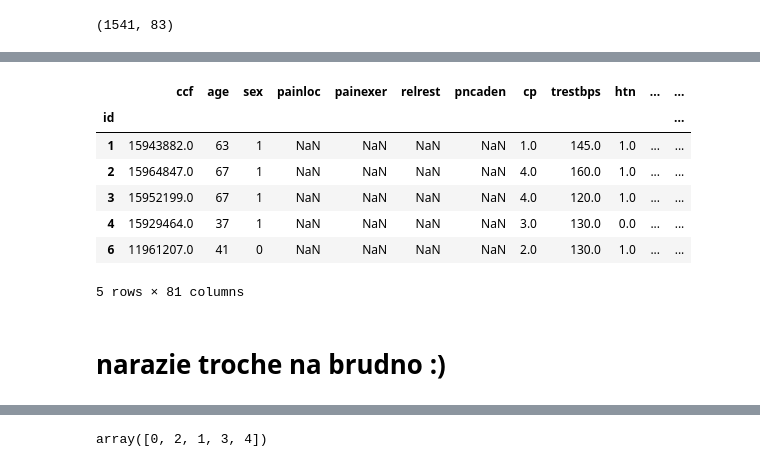
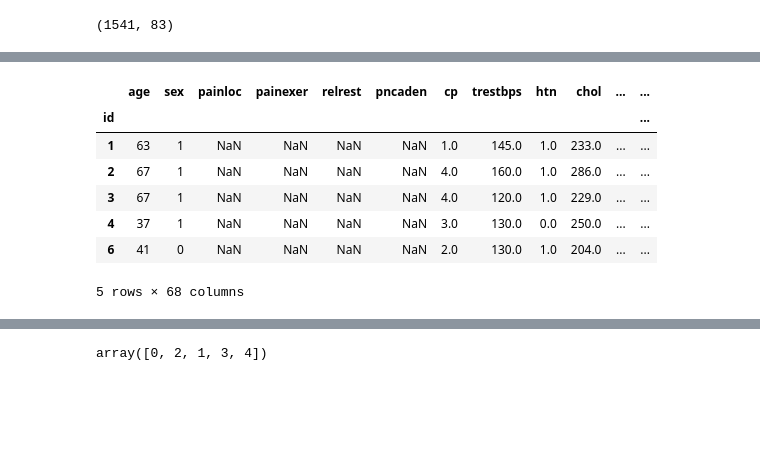
Before and after one commit to Wojsm2000/HeartDiseaseDiagnosis, a Jupyter notebook: EDA.ipynb, the cells around one changed output, grey strips where cells are left out. Saved outputs shown, nothing was run; the diff lists cells and outputs as text; code cells hidden in the pictures; blank space fills up the shorter version.

```diff
--- a/EDA.ipynb
+++ b/EDA.ipynb
@@ -3,6 +3,7 @@ import pandas as pd
 import numpy as np
 import matplotlib.pyplot as plt
 import seaborn as sns
+pd.set_option('display.max_rows', None)
 # %%
 df = pd.read_csv("final_named_data.csv", index_col='id')
 df.head()
@@ -22,14 +59,12 @@ df.shape
 # %%
-df = df.drop(['Unnamed: 0', 'name'], axis=1)
+df = df.drop(['Unnamed: 0', 'ccf', 'restckm', 'exerckm', 'restef', 'restwm', '51', '52', 'junk:', '76', '77', '78', '81', '84', 'name'], axis=1)
 df.head()
 # %% [output]
-|  | ccf | age | sex | painloc | painexer | relrest | pncaden | cp | trestbps | htn | ... | ... |
+|  | age | sex | painloc | painexer | relrest | pncaden | cp | trestbps | htn | chol | ... | ... |
 | id |  |  |  |  |  |  |  |  |  |  |  | ... |
-| 1 | 15943882.0 | 63 | 1 | NaN | NaN | NaN | NaN | 1.0 | 145.0 | 1.0 | ... | ... |
-| 2 | 15964847.0 | 67 | 1 | NaN | NaN | NaN | NaN | 4.0 | 160.0 | 1.0 | ... | ... |
-| 3 | 15952199.0 | 67 | 1 | NaN | NaN | NaN | NaN | 4.0 | 120.0 | 1.0 | ... | ... |
-| 4 | 15929464.0 | 37 | 1 | NaN | NaN | NaN | NaN | 3.0 | 130.0 | 0.0 | ... | ... |
-| 6 | 11961207.0 | 41 | 0 | NaN | NaN | NaN | NaN | 2.0 | 130.0 | 1.0 | ... | ... |
+| 1 | 63 | 1 | NaN | NaN | NaN | NaN | 1.0 | 145.0 | 1.0 | 233.0 | ... | ... |
+| 2 | 67 | 1 | NaN | NaN | NaN | NaN | 4.0 | 160.0 | 1.0 | 286.0 | ... | ... |
+| 3 | 67 | 1 | NaN | NaN | NaN | NaN | 4.0 | 120.0 | 1.0 | 229.0 | ... | ... |
+| 4 | 37 | 1 | NaN | NaN | NaN | NaN | 3.0 | 130.0 | 0.0 | 250.0 | ... | ... |
+| 6 | 41 | 0 | NaN | NaN | NaN | NaN | 2.0 | 130.0 | 1.0 | 204.0 | ... | ... |
-5 rows × 81 columns
+5 rows × 68 columns
-# %% [markdown]
-# narazie troche na brudno :)
```
Also changed, not shown: parts of 20 cells of this notebook.
